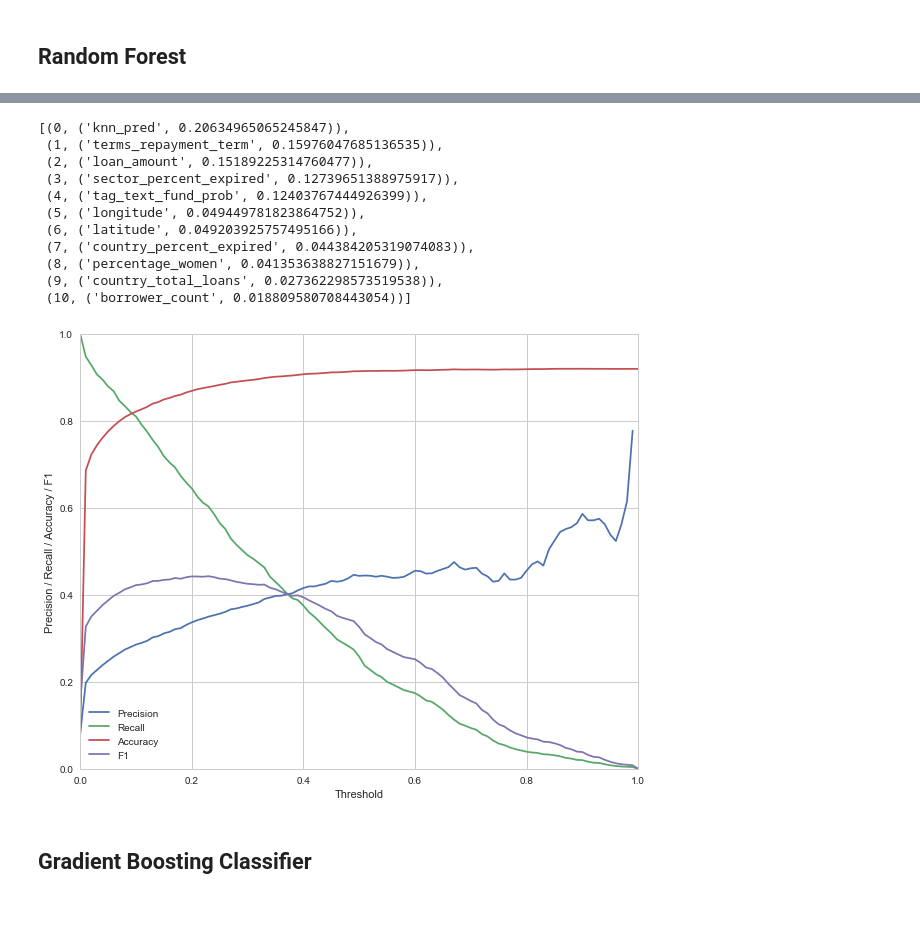
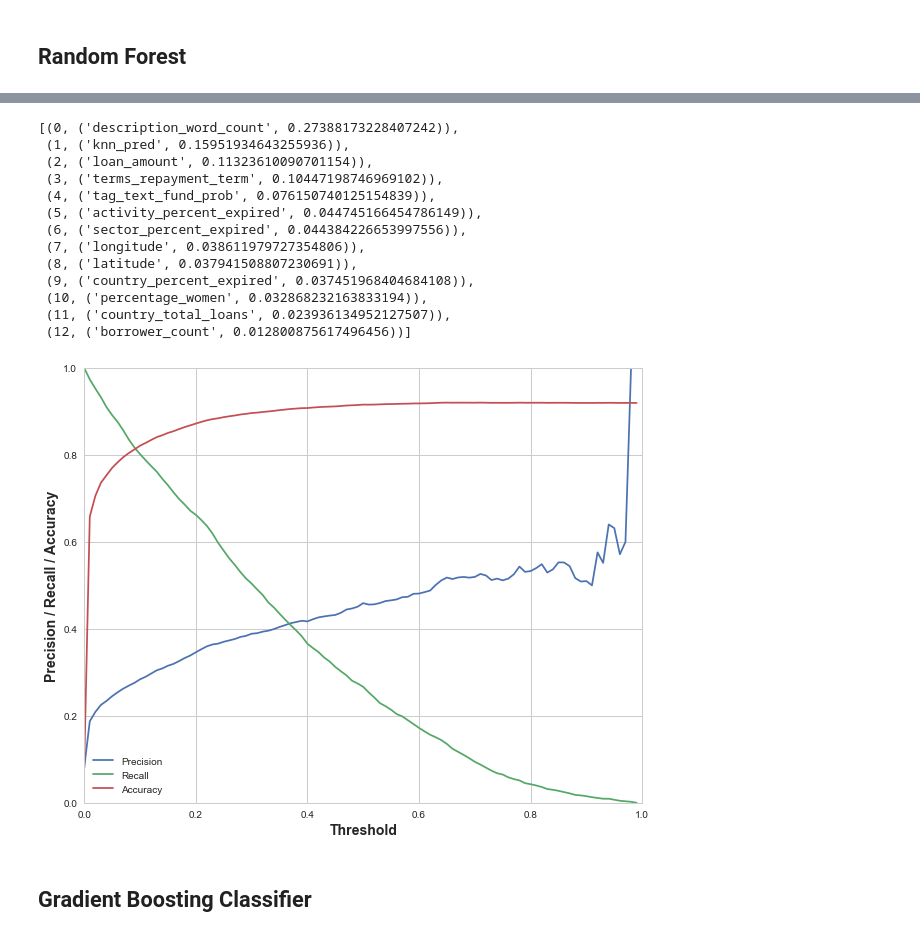
Before and after one commit to nanafwu/kiva-loan-classification, a Jupyter notebook: Kiva_Loan_Classification.ipynb, the cells around one changed output, grey strips where cells are left out. Drawn from its saved outputs; the diff is of its cells as text; code cells hidden in the pictures; blank space fills up the shorter version.

```diff
--- a/Kiva_Loan_Classification.ipynb
+++ b/Kiva_Loan_Classification.ipynb
@@ -22,5 +22,12 @@ import cnfg
 
 %matplotlib inline
 sns.set_style("whitegrid")
+params = {'axes.labelsize': 14,
+          'axes.labelweight': 'bold',
+          'axes.titlesize': 16,
+          'figure.titleweight': 'bold'}
+colors = {'Delinquent':'#00BEC5', 'Current':'#00BEC5', 'Paird':'#00BEC5'}
+plt.rcParams.update(params)
+
 pd.set_option('display.max_colwidth', -1)
 pd.set_option('display.max_columns', None)
@@ -332,8 +428,10 @@ def order_zip_coeff(coeff_names, coeff_vals):
 def cross_val_predict_proba(model, X, y, folds=5, verbose=True):
     """
     Function like “cross_val_predict” except using `predict_proba`.
-    May be useful if you want to do cross-validation or grid-search, but using ROC_AUC
+    May be useful to do cross-validation or grid-search, but using ROC_AUC
     instead of accuracy or some other metric.
+
+    Returns y_proba based on cross_validated train set
     """
     this_model = clone(model)
     num_classes = len(np.unique(y))
@@ -350,6 +448,12 @@ def cross_val_predict_proba(model, X, y, folds=5, verbose=True):
     return y_pred
 
 def metric_curves(truthvec, scorevec, digit_prec=2):
+    """
+    Draw multiple metric curves on same graph
+
+    truthvec = y_actual_test,
+    scorevec = y_pred_proba
+    """
     threshvec = np.unique(np.round(scorevec,digit_prec))
     numthresh = len(threshvec)
     tpvec = np.zeros(numthresh)
@@ -357,7 +461,6 @@ def metric_curves(truthvec, scorevec, digit_prec=2):
     fnvec = np.zeros(numthresh)
 
     accuracyvec = np.zeros(numthresh)
-    f1vec = np.zeros(numthresh)
 
     for i in range(numthresh):
         thresh = threshvec[i]
@@ -369,7 +472,6 @@ def metric_curves(truthvec, scorevec, digit_prec=2):
 
         predvec = [1 if pred_pos else 0 for pred_pos in pos_pred]
         accuracyvec[i] = accuracy_score(truthvec, predvec)
-        f1vec[i] = f1_score(truthvec, predvec)
 
     recallvec = tpvec / (tpvec + fnvec)
     precisionvec = tpvec / (tpvec + fpvec)
@@ -380,10 +482,10 @@ def metric_curves(truthvec, scorevec, digit_prec=2):
     ax.plot(threshvec, precisionvec, label='Precision')
     ax.plot(threshvec, recallvec, label='Recall')
     ax.plot(threshvec, accuracyvec, label='Accuracy')
-    ax.plot(threshvec, f1vec, label='F1')
+
     ax.axis([0, 1, 0, 1])
     ax.set_xlabel("Threshold")
-    ax.set_ylabel("Precision / Recall / Accuracy / F1")
+    ax.set_ylabel("Precision / Recall / Accuracy")
     ax.legend()
 
     return (recallvec, precisionvec, threshvec)
@@ -465,10 +577,10 @@ Fitted k=138, Log Loss: 0.23223081166842985
 # %%
-k=124
-knn_model = KNeighborsClassifier(n_neighbors=k)
+k_final = 98
+knn_model = KNeighborsClassifier(n_neighbors=k_final)
 knn_model.fit(X_std_train_knn, y_train)
 y_test_pred_proba_knn = knn_model.predict_proba(X_std_test_knn)[:, 1]
 
-model_name_knn = 'KNN, K={}'.format(k)
+model_name_knn = 'KNN, K={}'.format(k_final)
 recallvec_knn, precisionvec_knn, threshvec_knn, auc_score_knn, l_loss_knn = print_metrics (
     model_name_knn, y_test, y_test_pred_proba_knn)
 # %% [output]
@@ -517,10 +601,10 @@ All columns (including engineered features): ['id' 'name' 'funded_amount' 'funde
 # %%
 rf_cols =  ['loan_amount',  'latitude', 'longitude',
             'borrower_count', 'percentage_women',
-            'sector_percent_expired',
+            'sector_percent_expired', 'activity_percent_expired',
             'country_percent_expired', 'country_total_loans',
-            'terms_repayment_term', 'tag_text_fund_prob', 'knn_pred']
-
+            'terms_repayment_term', 'tag_text_fund_prob',
+            'description_word_count', 'knn_pred']
 
 rf_model = RandomForestClassifier(n_estimators=1000)
 rf_model.fit(X_train.loc[:, rf_cols], y_train)
@@ -533,9 +617,5 @@ recallvec_rf, precisionvec_rf, threshvec_rf, auc_score_rf, l_loss_rf = print_met
     model_name_rf, y_test, y_test_pred_proba_rf)
 
 order_zip_coeff(rf_cols, rf_model.feature_importances_)
-
-
-# AUC:  0.89007825825
-# Log Loss:  0.242673152133
 # %% [output]
 ---  Random Forest  ---
@@ -544,15 +624,17 @@ Log Loss:  0.249675371155
-[(0, ('knn_pred', 0.20634965065245847)),
- (1, ('terms_repayment_term', 0.15976047685136535)),
- (2, ('loan_amount', 0.15189225314760477)),
- (3, ('sector_percent_expired', 0.12739651388975917)),
- (4, ('tag_text_fund_prob', 0.12403767444926399)),
- (5, ('longitude', 0.049449781823864752)),
- (6, ('latitude', 0.049203925757495166)),
- (7, ('country_percent_expired', 0.044384205319074083)),
- (8, ('percentage_women', 0.041353638827151679)),
- (9, ('country_total_loans', 0.027362298573519538)),
- (10, ('borrower_count', 0.018809580708443054))]
+[(0, ('description_word_count', 0.27388173228407242)),
+ (1, ('knn_pred', 0.15951934643255936)),
+ (2, ('loan_amount', 0.11323610090701154)),
+ (3, ('terms_repayment_term', 0.10447198746969102)),
+ (4, ('tag_text_fund_prob', 0.076150740125154839)),
+ (5, ('activity_percent_expired', 0.044745166454786149)),
+ (6, ('sector_percent_expired', 0.044384226653997556)),
+ (7, ('longitude', 0.038611979727354806)),
+ (8, ('latitude', 0.037941508807230691)),
+ (9, ('country_percent_expired', 0.037451968404684108)),
+ (10, ('percentage_women', 0.032868232163833194)),
+ (11, ('country_total_loans', 0.023936134952127507)),
+ (12, ('borrower_count', 0.012800875617496456))]
-[figure, old version]
+[figure, new version]
 # %% [markdown]
 ## Gradient Boosting Classifier
 # %%
```
Also changed, not shown: parts of 50 cells of this notebook.
